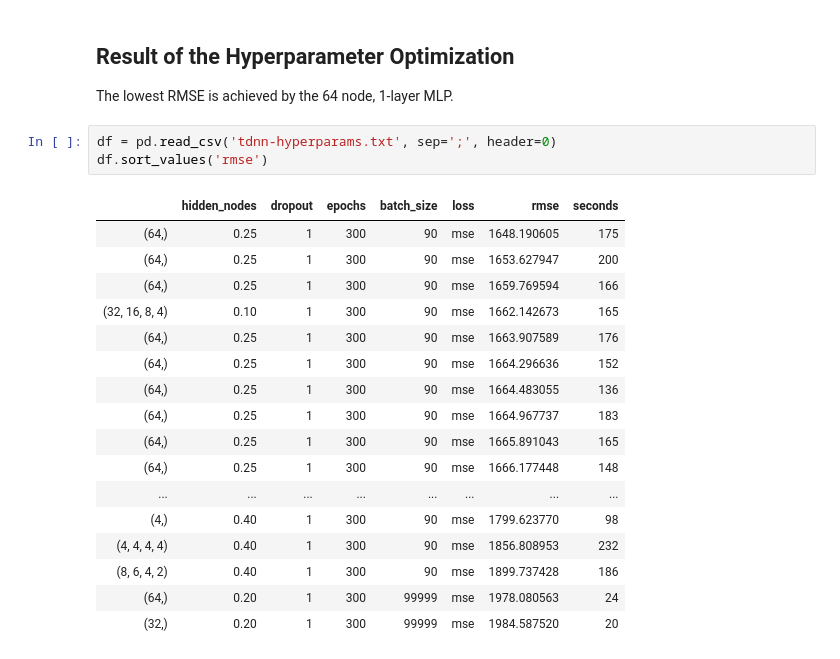
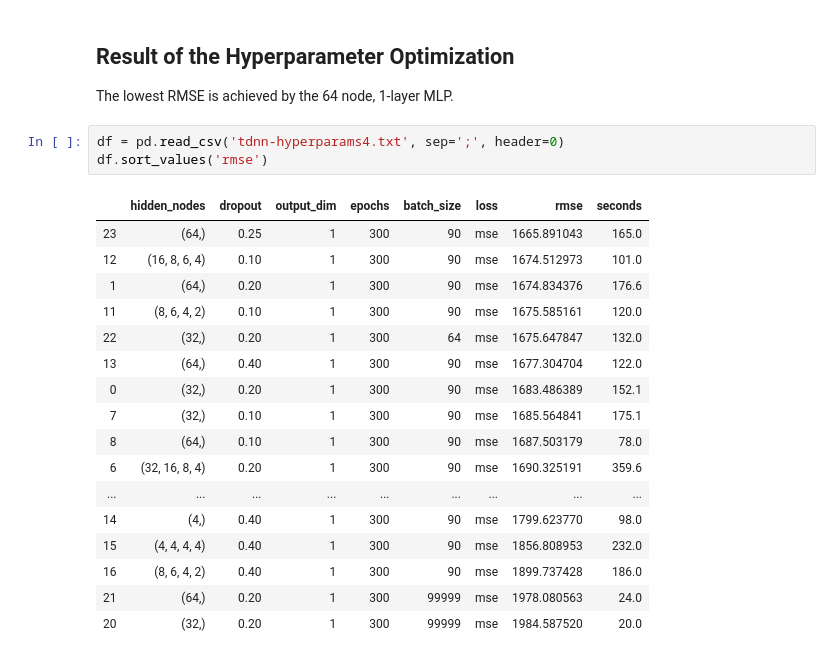
Before and after one commit to ECMWFCode4Earth/ml_flood, a Jupyter notebook: notebooks/3_model_tests/3.05_Time-delay_neural-net.ipynb, the cells around one changed output. Saved outputs shown, nothing was run; the diff lists cells and outputs as text.

```diff
--- a/notebooks/3_model_tests/3.05_Time-delay_neural-net.ipynb
+++ b/notebooks/3_model_tests/3.05_Time-delay_neural-net.ipynb
@@ -391,23 +399,23 @@ The importance values are in units of our predictand (discharge) in m$^3$/s. The
 
 The lowest RMSE is achieved by the 64 node, 1-layer MLP.
 # %%
-df = pd.read_csv('tdnn-hyperparams.txt', sep=';', header=0)
+df = pd.read_csv('tdnn-hyperparams4.txt', sep=';', header=0)
 df.sort_values('rmse')
 # %% [output]
-|  | hidden_nodes | dropout | epochs | batch_size | loss | rmse | seconds |
-| (64,) | 0.25 | 1 | 300 | 90 | mse | 1648.190605 | 175 |
-| (64,) | 0.25 | 1 | 300 | 90 | mse | 1653.627947 | 200 |
-| (64,) | 0.25 | 1 | 300 | 90 | mse | 1659.769594 | 166 |
-| (32, 16, 8, 4) | 0.10 | 1 | 300 | 90 | mse | 1662.142673 | 165 |
-| (64,) | 0.25 | 1 | 300 | 90 | mse | 1663.907589 | 176 |
-| (64,) | 0.25 | 1 | 300 | 90 | mse | 1664.296636 | 152 |
-| (64,) | 0.25 | 1 | 300 | 90 | mse | 1664.483055 | 136 |
-| (64,) | 0.25 | 1 | 300 | 90 | mse | 1664.967737 | 183 |
-| (64,) | 0.25 | 1 | 300 | 90 | mse | 1665.891043 | 165 |
-| (64,) | 0.25 | 1 | 300 | 90 | mse | 1666.177448 | 148 |
-| ... | ... | ... | ... | ... | ... | ... | ... |
-| (4,) | 0.40 | 1 | 300 | 90 | mse | 1799.623770 | 98 |
-| (4, 4, 4, 4) | 0.40 | 1 | 300 | 90 | mse | 1856.808953 | 232 |
-| (8, 6, 4, 2) | 0.40 | 1 | 300 | 90 | mse | 1899.737428 | 186 |
-| (64,) | 0.20 | 1 | 300 | 99999 | mse | 1978.080563 | 24 |
-| (32,) | 0.20 | 1 | 300 | 99999 | mse | 1984.587520 | 20 |
+|  | hidden_nodes | dropout | output_dim | epochs | batch_size | loss | rmse | seconds |
+| 23 | (64,) | 0.25 | 1 | 300 | 90 | mse | 1665.891043 | 165.0 |
+| 12 | (16, 8, 6, 4) | 0.10 | 1 | 300 | 90 | mse | 1674.512973 | 101.0 |
+| 1 | (64,) | 0.20 | 1 | 300 | 90 | mse | 1674.834376 | 176.6 |
+| 11 | (8, 6, 4, 2) | 0.10 | 1 | 300 | 90 | mse | 1675.585161 | 120.0 |
+| 22 | (32,) | 0.20 | 1 | 300 | 64 | mse | 1675.647847 | 132.0 |
+| 13 | (64,) | 0.40 | 1 | 300 | 90 | mse | 1677.304704 | 122.0 |
+| 0 | (32,) | 0.20 | 1 | 300 | 90 | mse | 1683.486389 | 152.1 |
+| 7 | (32,) | 0.10 | 1 | 300 | 90 | mse | 1685.564841 | 175.1 |
+| 8 | (64,) | 0.10 | 1 | 300 | 90 | mse | 1687.503179 | 78.0 |
+| 6 | (32, 16, 8, 4) | 0.20 | 1 | 300 | 90 | mse | 1690.325191 | 359.6 |
+| ... | ... | ... | ... | ... | ... | ... | ... | ... |
+| 14 | (4,) | 0.40 | 1 | 300 | 90 | mse | 1799.623770 | 98.0 |
+| 15 | (4, 4, 4, 4) | 0.40 | 1 | 300 | 90 | mse | 1856.808953 | 232.0 |
+| 16 | (8, 6, 4, 2) | 0.40 | 1 | 300 | 90 | mse | 1899.737428 | 186.0 |
+| 21 | (64,) | 0.20 | 1 | 300 | 99999 | mse | 1978.080563 | 24.0 |
+| 20 | (32,) | 0.20 | 1 | 300 | 99999 | mse | 1984.587520 | 20.0 |
```
Also changed, not shown: parts of 14 cells of this notebook.
